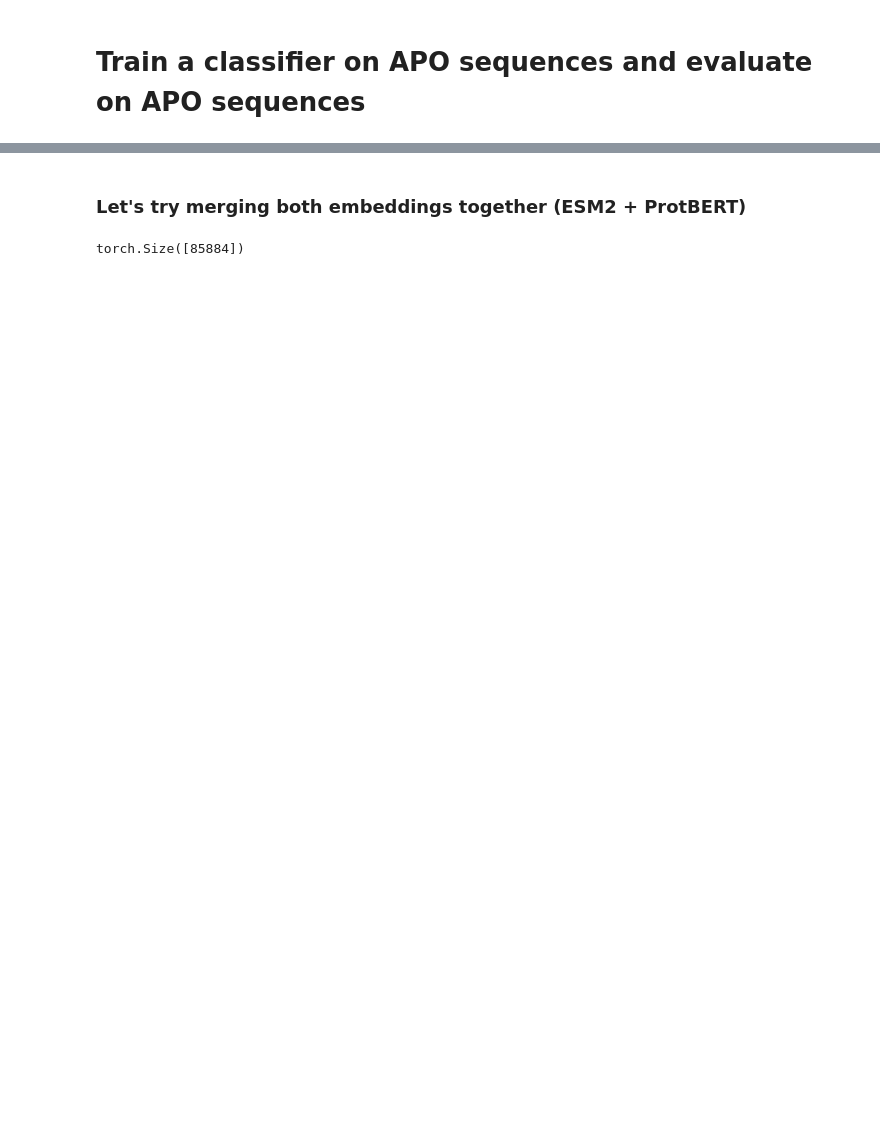
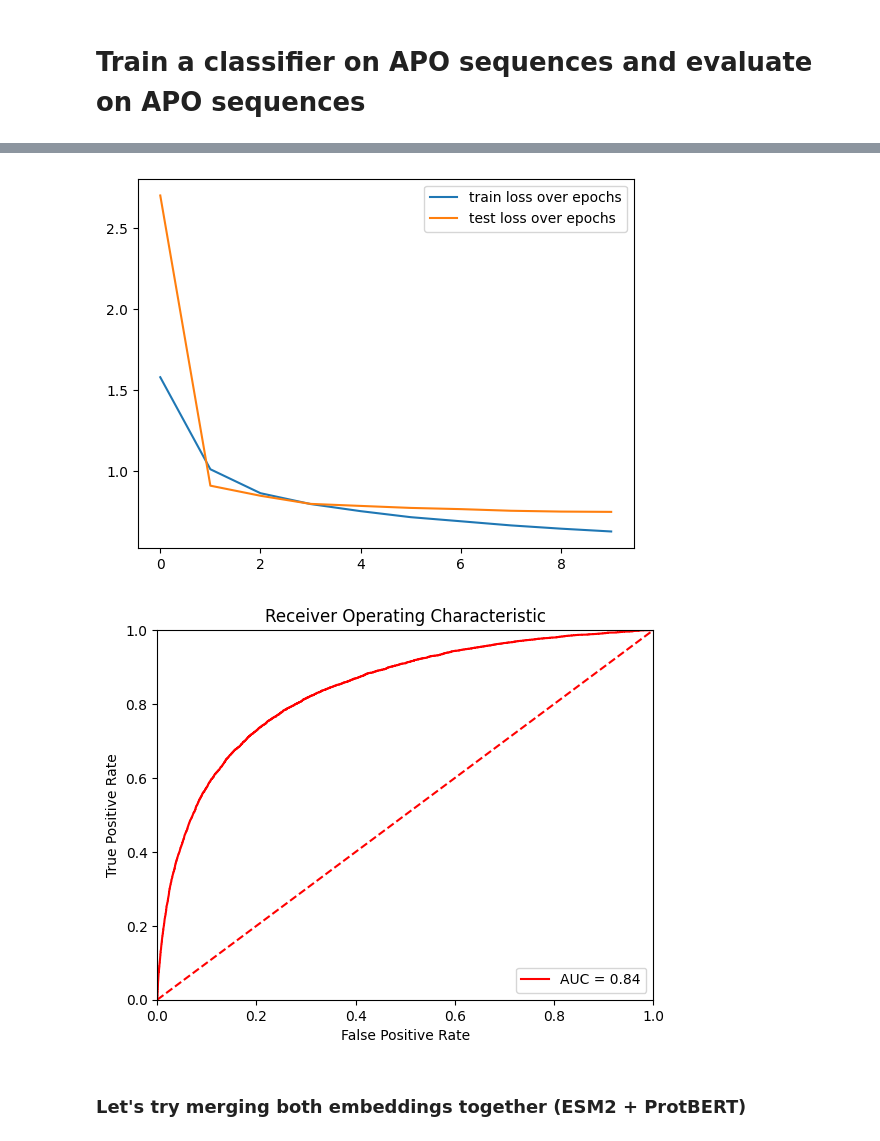
Before and after one commit to skrhakv/deeplife-project, a Jupyter notebook: src/models.ipynb, the cells around one changed output, grey strips where cells are left out. Cells and saved outputs as stored; diff of their text form; code cells hidden in the pictures; blank space fills up the shorter version.

```diff
--- a/src/models.ipynb
+++ b/src/models.ipynb
@@ -823,0 +764,10 @@ RuntimeError: mat1 and mat2 shapes cannot be multiplied (343096x3584 and 2560x10
+# %%
+model_3 = CryptoBenchClassifier().to(device)
+optimizer = torch.optim.Adam(params=model_3.parameters(),
+                            lr=0.0001)
+loss_fn = nn.BCEWithLogitsLoss(pos_weight=class_weights[1])
+
+
+fpr_3, tpr_3, roc_auc_3 = train(model_3, optimizer, epochs=10, batch_size=16384, loss_fn=loss_fn,
+      train_dataset=train_dataset_apo, test_dataset=test_dataset_apo)
+# %% [output]
@@ -824,3 +785,5 @@ RuntimeError: mat1 and mat2 shapes cannot be multiplied (343096x3584 and 2560x10
+[figure, added]
+[figure, added]
 # %% [markdown]
 ### Let's try merging both embeddings together (ESM2 + ProtBERT)
 # %%
@@ -829,8 +792,3 @@ train_dataset_apo = SequenceCryptoBenchDataset(Xs_train_apo, Ys_train_apo)
 
 Xs_test_apo, Ys_test_apo = process_sequence_dataset(f'{DATA_PATH}/apo_test.txt', [ESM_EMBEDDINGS_PATH, PROTBERT_EMBEDDINGS_PATH])
 test_dataset_apo = SequenceCryptoBenchDataset(Xs_test_apo, Ys_test_apo)
-# %%
-X_test, y_test = test_dataset_apo[:]
-y_test.shape
-# %% [output]
-torch.Size([85884])
```
Also changed, not shown: parts of 35 cells of this notebook.
